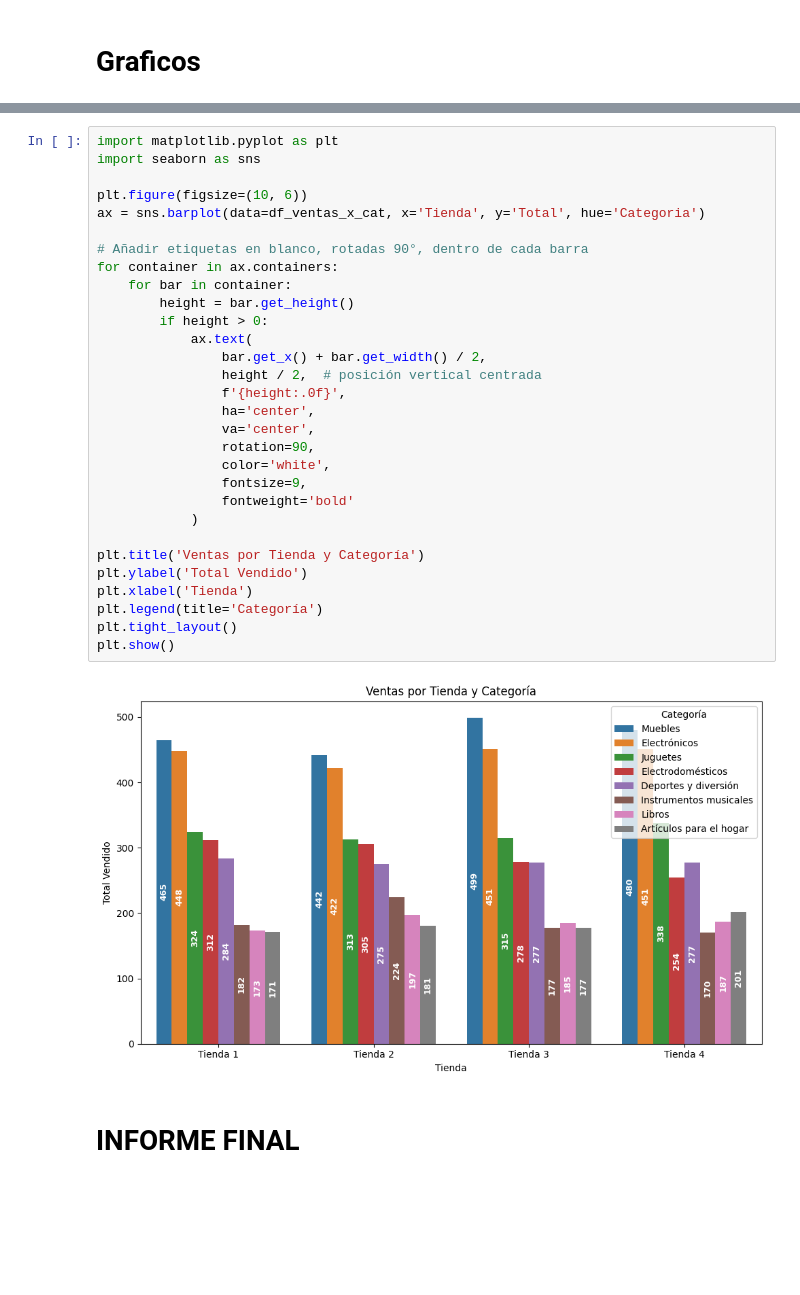
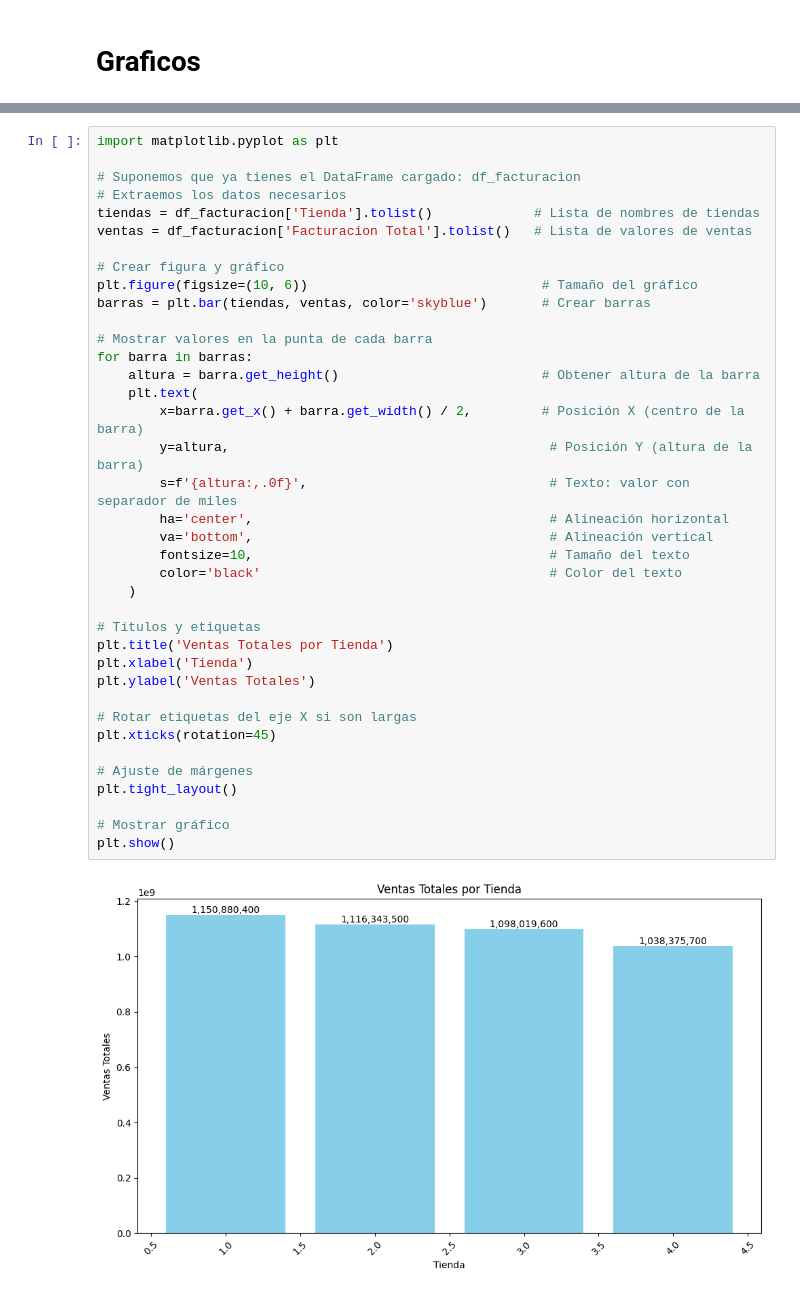
Before and after one commit to Brayan8Ch/challenge1-data-science-latam_alura, a Jupyter notebook: AluraStoreLatam.ipynb, the cells around one changed output, grey strips where cells are left out. Drawn from its saved outputs; the diff is of its cells as text; blank space fills up the shorter version.

```diff
--- a/AluraStoreLatam.ipynb
+++ b/AluraStoreLatam.ipynb
@@ -176,34 +130,40 @@ plt.show()
-# %%
-import matplotlib.pyplot as plt
-import seaborn as sns
-
-plt.figure(figsize=(10, 6))
-ax = sns.barplot(data=df_ventas_x_cat, x='Tienda', y='Total', hue='Categoria')
-
-# Añadir etiquetas en blanco, rotadas 90°, dentro de cada barra
-for container in ax.containers:
-    for bar in container:
-        height = bar.get_height()
-        if height > 0:
-            ax.text(
-                bar.get_x() + bar.get_width() / 2,
-                height / 2,  # posición vertical centrada
-                f'{height:.0f}',
-                ha='center',
-                va='center',
-                rotation=90,
-                color='white',
-                fontsize=9,
-                fontweight='bold'
-            )
-
-plt.title('Ventas por Tienda y Categoría')
-plt.ylabel('Total Vendido')
-plt.xlabel('Tienda')
-plt.legend(title='Categoría')
-plt.tight_layout()
-plt.show()
-# %% [output]
-[figure, removed]
-# %% [markdown]
-# **INFORME FINAL**
+# %%
+import matplotlib.pyplot as plt
+
+# Suponemos que ya tienes el DataFrame cargado: df_facturacion
+# Extraemos los datos necesarios
+tiendas = df_facturacion['Tienda'].tolist()             # Lista de nombres de tiendas
+ventas = df_facturacion['Facturacion Total'].tolist()   # Lista de valores de ventas
+
+# Crear figura y gráfico
+plt.figure(figsize=(10, 6))                              # Tamaño del gráfico
+barras = plt.bar(tiendas, ventas, color='skyblue')       # Crear barras
+
+# Mostrar valores en la punta de cada barra
+for barra in barras:
+    altura = barra.get_height()                          # Obtener altura de la barra
+    plt.text(
+        x=barra.get_x() + barra.get_width() / 2,         # Posición X (centro de la barra)
+        y=altura,                                         # Posición Y (altura de la barra)
+        s=f'{altura:,.0f}',                               # Texto: valor con separador de miles
+        ha='center',                                      # Alineación horizontal
+        va='bottom',                                      # Alineación vertical
+        fontsize=10,                                      # Tamaño del texto
+        color='black'                                     # Color del texto
+    )
+
+# Títulos y etiquetas
+plt.title('Ventas Totales por Tienda')
+plt.xlabel('Tienda')
+plt.ylabel('Ventas Totales')
+
+# Rotar etiquetas del eje X si son largas
+plt.xticks(rotation=45)
+
+# Ajuste de márgenes
+plt.tight_layout()
+
+# Mostrar gráfico
+plt.show()
+# %% [output]
+[figure, added]
```
Also changed, not shown: parts of 11 cells of this notebook.
